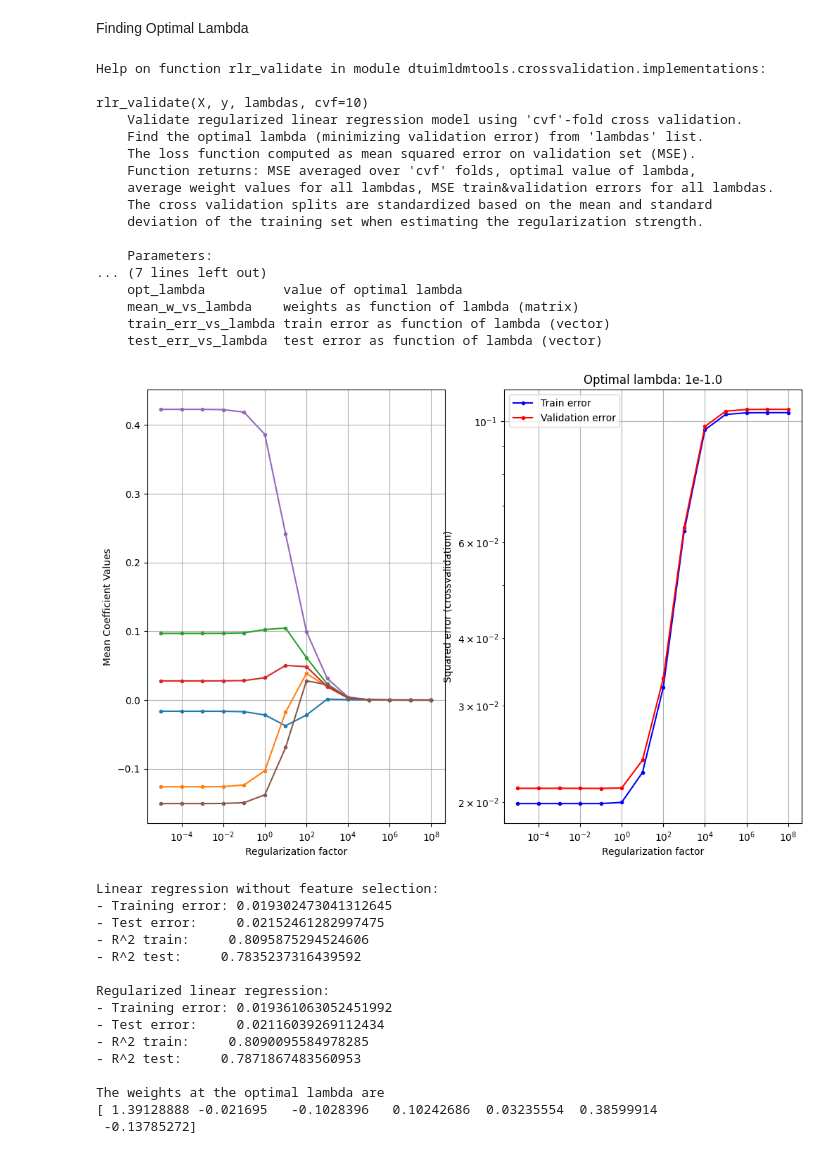
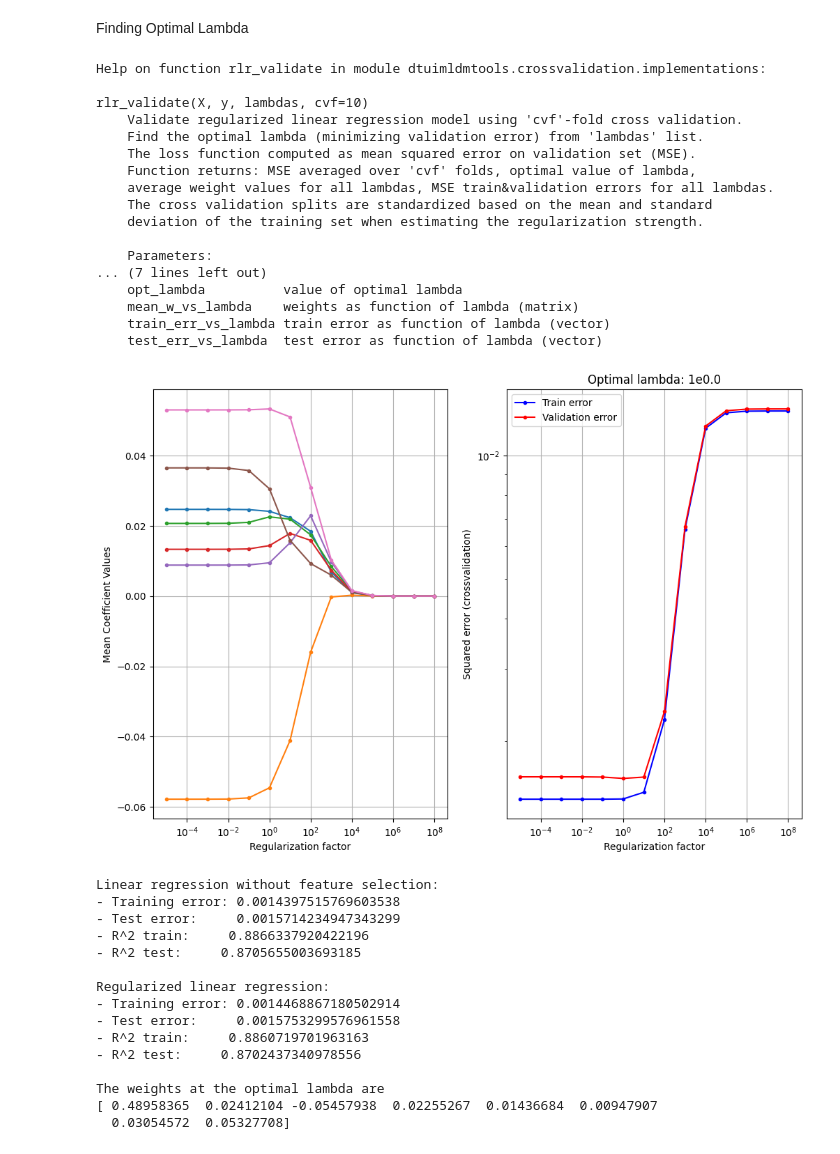
Before and after one commit to JohnOng123/02450-Project-2, a Jupyter notebook: Regression_Part_A.ipynb, the cells around one changed output. Drawn from its saved outputs; the diff is of its cells as text; code cells hidden in the pictures.

```diff
--- a/Regression_Part_A.ipynb
+++ b/Regression_Part_A.ipynb
@@ -236,7 +236,7 @@ Finding Optimal Lambda
 # %%
 # Add offset attribute
 
-X = np.concatenate((data_adj[:,0:3], data_adj[:,5:]), 1)
+X = np.concatenate((data_adj[:,:2], data_adj[:,3:]), 1)
 X = np.concatenate((np.ones((X.shape[0], 1)), X), 1)
 N, M = X.shape
 
@@ -386,46 +386,46 @@ print(
         / Error_train_nofeatures.sum()
     )
 )
 print(
     "- R^2 test:     {0}\n".format(
         (Error_test_nofeatures.sum() - Error_test_rlr.sum())
         / Error_test_nofeatures.sum()
     )
 )
 
 print("The weights at the optimal lambda are ")
 print(mean_w_vs_lambda.T[5,:])      # Lambda row 5 is the optimal value 1e0.
 # %% [output]
 Help on function rlr_validate in module dtuimldmtools.crossvalidation.implementations:
 
 rlr_validate(X, y, lambdas, cvf=10)
     Validate regularized linear regression model using 'cvf'-fold cross validation.
     Find the optimal lambda (minimizing validation error) from 'lambdas' list.
     The loss function computed as mean squared error on validation set (MSE).
     Function returns: MSE averaged over 'cvf' folds, optimal value of lambda,
     average weight values for all lambdas, MSE train&validation errors for all lambdas.
     The cross validation splits are standardized based on the mean and standard
     deviation of the training set when estimating the regularization strength.
 
     Parameters:
 ... (7 lines left out)
     opt_lambda          value of optimal lambda
     mean_w_vs_lambda    weights as function of lambda (matrix)
     train_err_vs_lambda train error as function of lambda (vector)
     test_err_vs_lambda  test error as function of lambda (vector)
-[figure, old version]
+[figure, new version]
 Linear regression without feature selection:
-- Training error: 0.019302473041312645
-- Test error:     0.02152461282997475
-- R^2 train:     0.8095875294524606
-- R^2 test:     0.7835237316439592
+- Training error: 0.0014397515769603538
+- Test error:     0.0015714234947343299
+- R^2 train:     0.8866337920422196
+- R^2 test:     0.8705655003693185
 
 Regularized linear regression:
-- Training error: 0.019361063052451992
-- Test error:     0.02116039269112434
-- R^2 train:     0.8090095584978285
-- R^2 test:     0.7871867483560953
+- Training error: 0.0014468867180502914
+- Test error:     0.0015753299576961558
+- R^2 train:     0.8860719701963163
+- R^2 test:     0.8702437340978556
 
 The weights at the optimal lambda are
-[ 1.39128888 -0.021695   -0.1028396   0.10242686  0.03235554  0.38599914
- -0.13785272]
+[ 0.48958365  0.02412104 -0.05457938  0.02255267  0.01436684  0.00947907
+  0.03054572  0.05327708]
```
Also changed, not shown: parts of 2 cells of this notebook.
